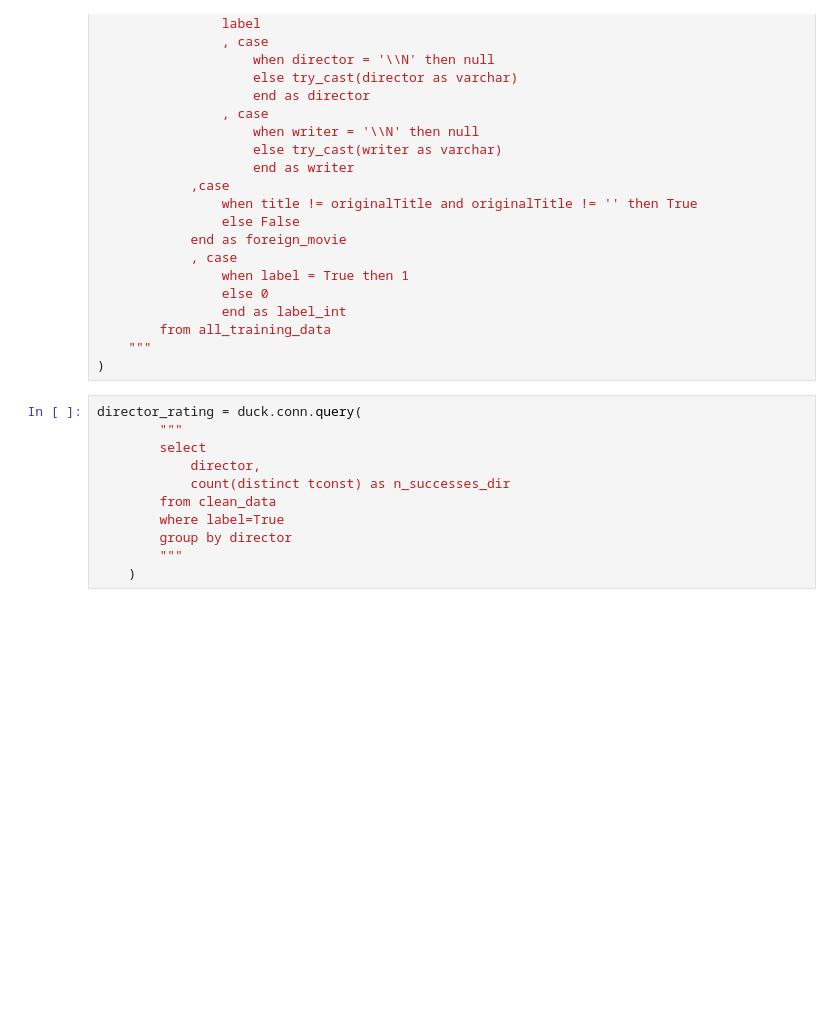
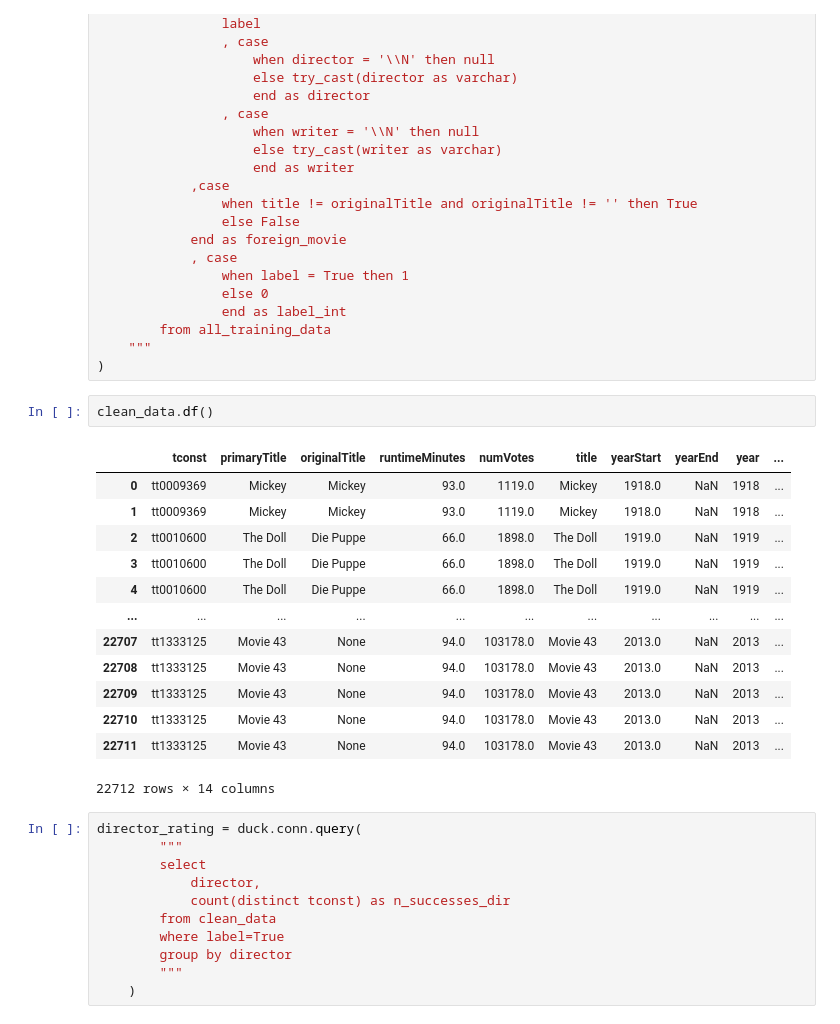
Before and after one commit to usermar445/big_data_final_project, a Jupyter notebook: predictions_martin_updated.ipynb, the cells around one changed output. Saved outputs shown, nothing was run; the diff lists cells and outputs as text; blank space fills up the shorter version.

```diff
--- a/predictions_martin_updated.ipynb
+++ b/predictions_martin_updated.ipynb
@@ -72,6 +72,22 @@ clean_data = duck.conn.query(
         from all_training_data
     """
 )
+# %%
+clean_data.df()
+# %% [output]
+|  | tconst | primaryTitle | originalTitle | runtimeMinutes | numVotes | title | yearStart | yearEnd | year | ... |
+| 0 | tt0009369 | Mickey | Mickey | 93.0 | 1119.0 | Mickey | 1918.0 | NaN | 1918 | ... |
+| 1 | tt0009369 | Mickey | Mickey | 93.0 | 1119.0 | Mickey | 1918.0 | NaN | 1918 | ... |
+| 2 | tt0010600 | The Doll | Die Puppe | 66.0 | 1898.0 | The Doll | 1919.0 | NaN | 1919 | ... |
+| 3 | tt0010600 | The Doll | Die Puppe | 66.0 | 1898.0 | The Doll | 1919.0 | NaN | 1919 | ... |
+| 4 | tt0010600 | The Doll | Die Puppe | 66.0 | 1898.0 | The Doll | 1919.0 | NaN | 1919 | ... |
+| ... | ... | ... | ... | ... | ... | ... | ... | ... | ... | ... |
+| 22707 | tt1333125 | Movie 43 | None | 94.0 | 103178.0 | Movie 43 | 2013.0 | NaN | 2013 | ... |
+| 22708 | tt1333125 | Movie 43 | None | 94.0 | 103178.0 | Movie 43 | 2013.0 | NaN | 2013 | ... |
+| 22709 | tt1333125 | Movie 43 | None | 94.0 | 103178.0 | Movie 43 | 2013.0 | NaN | 2013 | ... |
+| 22710 | tt1333125 | Movie 43 | None | 94.0 | 103178.0 | Movie 43 | 2013.0 | NaN | 2013 | ... |
+| 22711 | tt1333125 | Movie 43 | None | 94.0 | 103178.0 | Movie 43 | 2013.0 | NaN | 2013 | ... |
+22712 rows × 14 columns
 # %%
 director_rating = duck.conn.query(
         """
```
Also changed, not shown: 24 other files.
